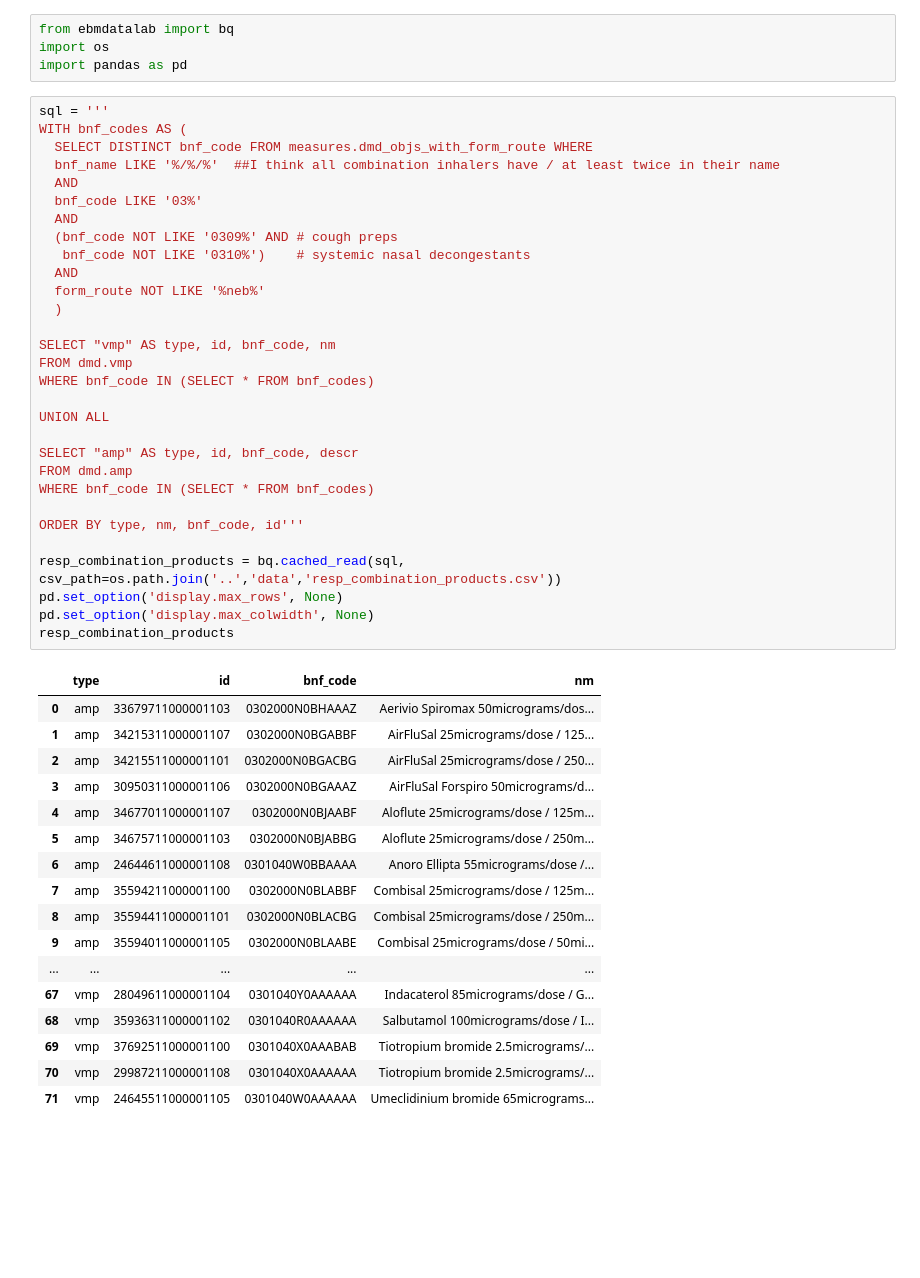
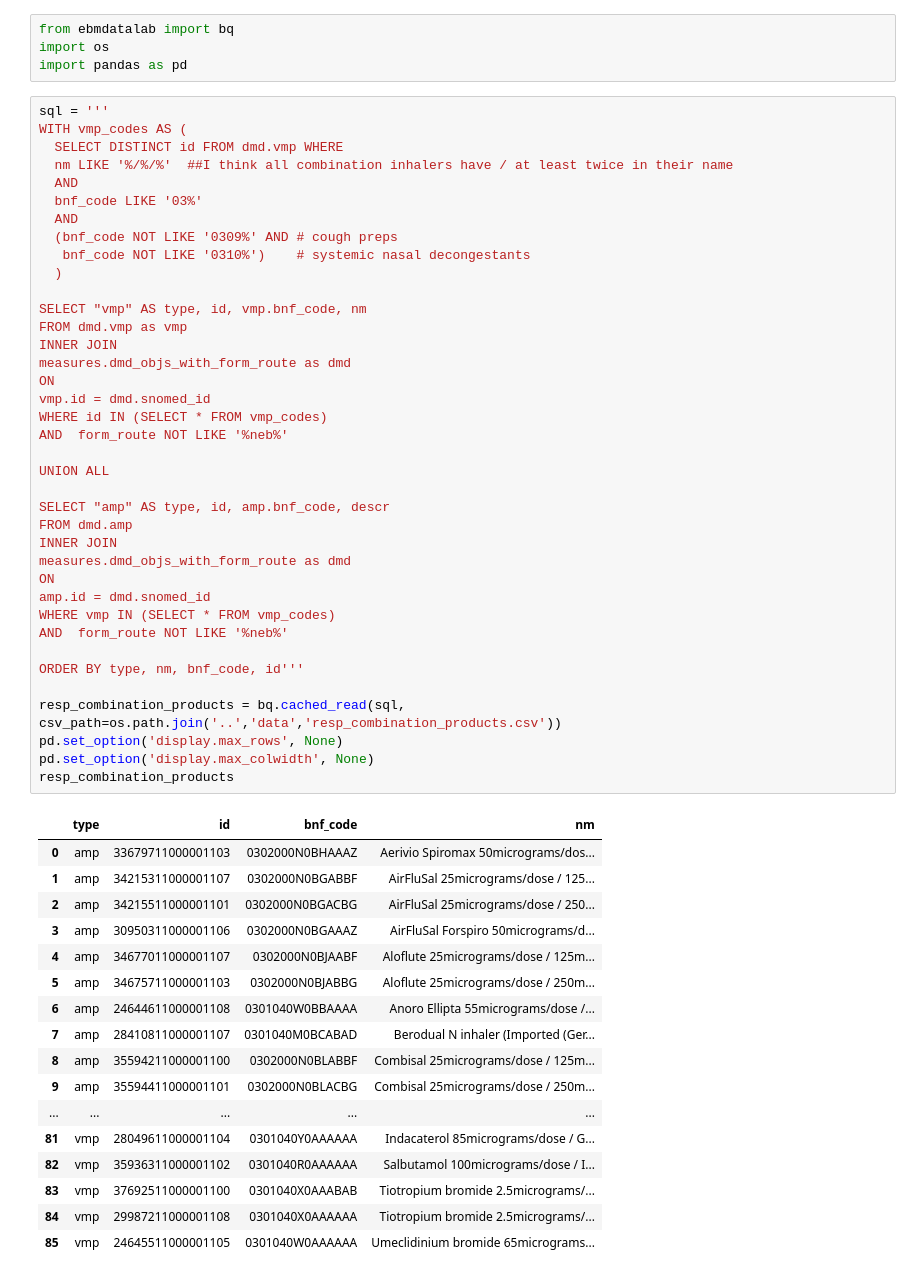
Before and after one commit to ebmdatalab/asthma-meds-covid-codelist-notebook, a Jupyter notebook: notebooks/combination.ipynb, the cells around one changed output. Saved outputs shown, nothing was run; the diff lists cells and outputs as text; blank space fills up the shorter version.

Commit message:
redo combination inhaler
use different tables to identify combination tables

```diff
--- a/notebooks/combination.ipynb
+++ b/notebooks/combination.ipynb
@@ -6,49 +6,57 @@ import os
 import pandas as pd
 # %%
 sql = '''
-WITH bnf_codes AS (
-  SELECT DISTINCT bnf_code FROM measures.dmd_objs_with_form_route WHERE
-  bnf_name LIKE '%/%/%'  ##I think all combination inhalers have / at least twice in their name
+WITH vmp_codes AS (
+  SELECT DISTINCT id FROM dmd.vmp WHERE
+  nm LIKE '%/%/%'  ##I think all combination inhalers have / at least twice in their name
   AND
   bnf_code LIKE '03%'
   AND
   (bnf_code NOT LIKE '0309%' AND # cough preps
    bnf_code NOT LIKE '0310%')    # systemic nasal decongestants
-  AND
-  form_route NOT LIKE '%neb%'
   )
 
-SELECT "vmp" AS type, id, bnf_code, nm
-FROM dmd.vmp
-WHERE bnf_code IN (SELECT * FROM bnf_codes)
+SELECT "vmp" AS type, id, vmp.bnf_code, nm
+FROM dmd.vmp as vmp
+INNER JOIN
+measures.dmd_objs_with_form_route as dmd
+ON
+vmp.id = dmd.snomed_id
+WHERE id IN (SELECT * FROM vmp_codes)
+AND  form_route NOT LIKE '%neb%'
 
 UNION ALL
 
-SELECT "amp" AS type, id, bnf_code, descr
+SELECT "amp" AS type, id, amp.bnf_code, descr
 FROM dmd.amp
-WHERE bnf_code IN (SELECT * FROM bnf_codes)
+INNER JOIN
+measures.dmd_objs_with_form_route as dmd
+ON
+amp.id = dmd.snomed_id
+WHERE vmp IN (SELECT * FROM vmp_codes)
+AND  form_route NOT LIKE '%neb%'
 
 ORDER BY type, nm, bnf_code, id'''
 
 resp_combination_products = bq.cached_read(sql, csv_path=os.path.join('..','data','resp_combination_products.csv'))
 pd.set_option('display.max_rows', None)
 pd.set_option('display.max_colwidth', None)
 resp_combination_products
 # %% [output]
 |  | type | id | bnf_code | nm |
 | 0 | amp | 33679711000001103 | 0302000N0BHAAAZ | Aerivio Spiromax 50micrograms/dos... |
 | 1 | amp | 34215311000001107 | 0302000N0BGABBF | AirFluSal 25micrograms/dose / 125... |
 | 2 | amp | 34215511000001101 | 0302000N0BGACBG | AirFluSal 25micrograms/dose / 250... |
 | 3 | amp | 30950311000001106 | 0302000N0BGAAAZ | AirFluSal Forspiro 50micrograms/d... |
 | 4 | amp | 34677011000001107 | 0302000N0BJAABF | Aloflute 25micrograms/dose / 125m... |
 | 5 | amp | 34675711000001103 | 0302000N0BJABBG | Aloflute 25micrograms/dose / 250m... |
 | 6 | amp | 24644611000001108 | 0301040W0BBAAAA | Anoro Ellipta 55micrograms/dose /... |
-| 7 | amp | 35594211000001100 | 0302000N0BLABBF | Combisal 25micrograms/dose / 125m... |
-| 8 | amp | 35594411000001101 | 0302000N0BLACBG | Combisal 25micrograms/dose / 250m... |
-| 9 | amp | 35594011000001105 | 0302000N0BLAABE | Combisal 25micrograms/dose / 50mi... |
+| 7 | amp | 28410811000001107 | 0301040M0BCABAD | Berodual N inhaler (Imported (Ger... |
+| 8 | amp | 35594211000001100 | 0302000N0BLABBF | Combisal 25micrograms/dose / 125m... |
+| 9 | amp | 35594411000001101 | 0302000N0BLACBG | Combisal 25micrograms/dose / 250m... |
 | ... | ... | ... | ... | ... |
-| 67 | vmp | 28049611000001104 | 0301040Y0AAAAAA | Indacaterol 85micrograms/dose / G... |
-| 68 | vmp | 35936311000001102 | 0301040R0AAAAAA | Salbutamol 100micrograms/dose / I... |
-| 69 | vmp | 37692511000001100 | 0301040X0AAABAB | Tiotropium bromide 2.5micrograms/... |
-| 70 | vmp | 29987211000001108 | 0301040X0AAAAAA | Tiotropium bromide 2.5micrograms/... |
-| 71 | vmp | 24645511000001105 | 0301040W0AAAAAA | Umeclidinium bromide 65micrograms... |
+| 81 | vmp | 28049611000001104 | 0301040Y0AAAAAA | Indacaterol 85micrograms/dose / G... |
+| 82 | vmp | 35936311000001102 | 0301040R0AAAAAA | Salbutamol 100micrograms/dose / I... |
+| 83 | vmp | 37692511000001100 | 0301040X0AAABAB | Tiotropium bromide 2.5micrograms/... |
+| 84 | vmp | 29987211000001108 | 0301040X0AAAAAA | Tiotropium bromide 2.5micrograms/... |
+| 85 | vmp | 24645511000001105 | 0301040W0AAAAAA | Umeclidinium bromide 65micrograms... |
```
Also changed, not shown: 3 other files.
